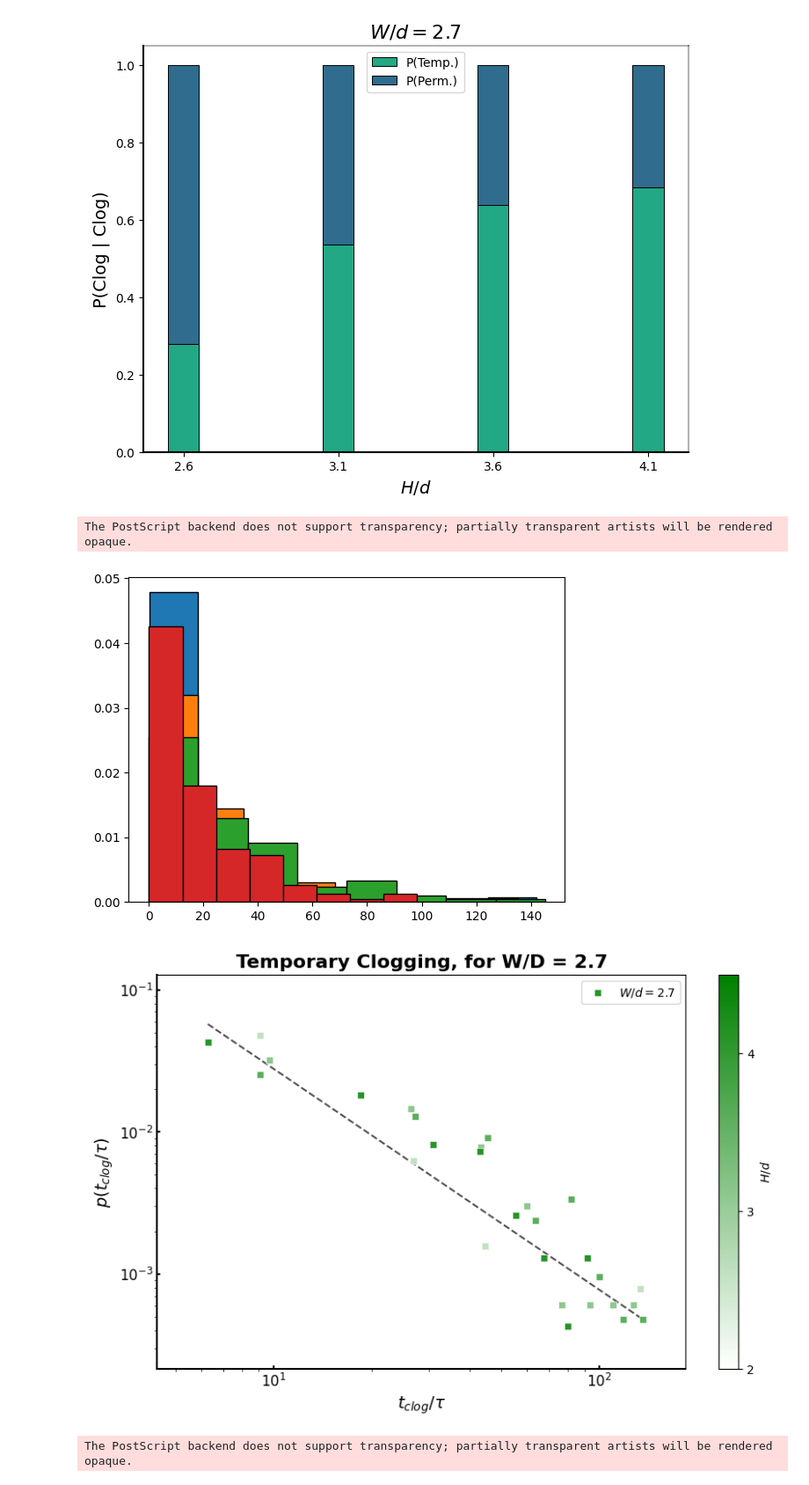
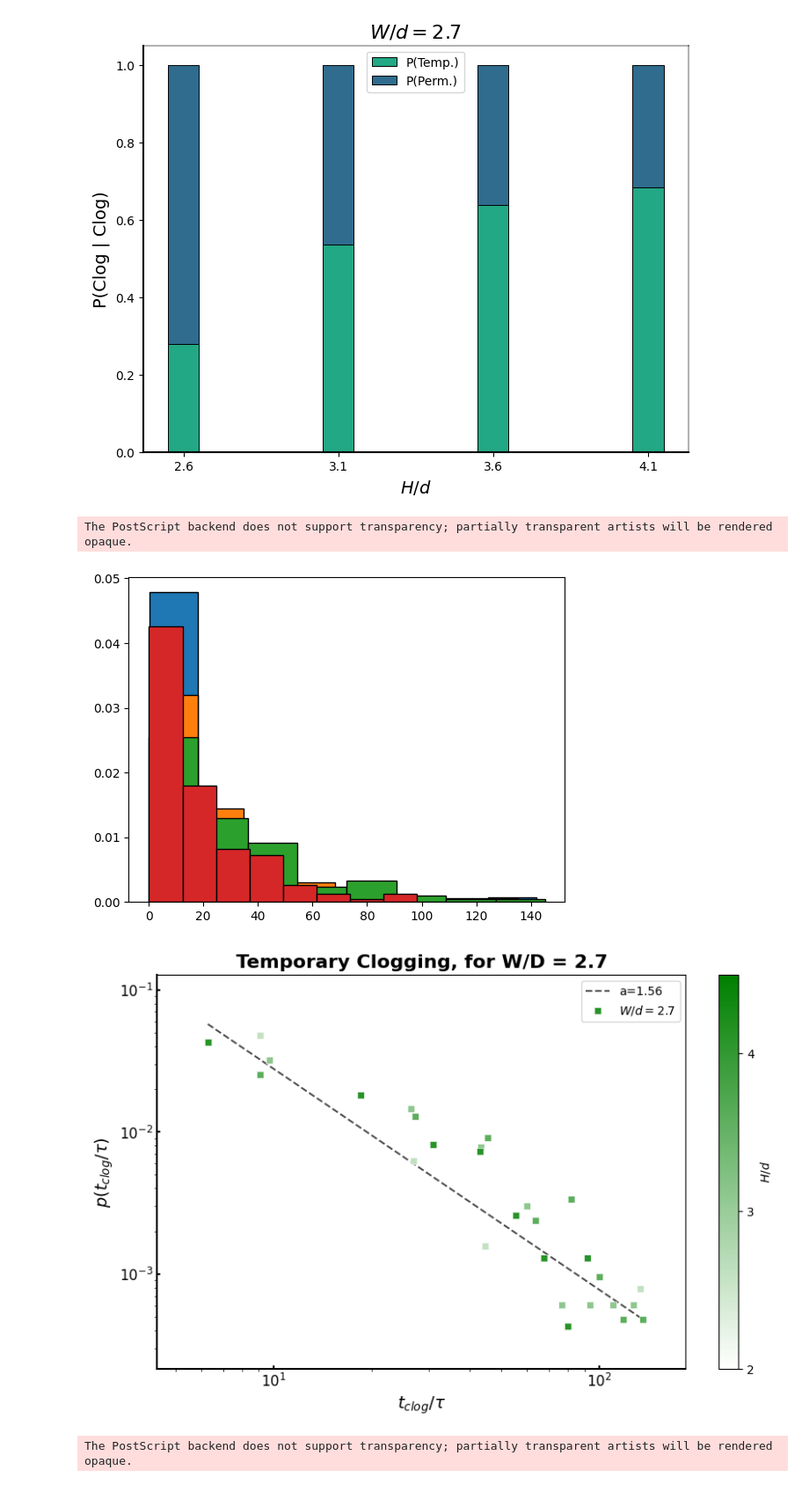
Before and after one commit to sacha-escudier/clogging-slits, a Jupyter notebook: Scripts/Data_Visualization_Notebook.ipynb, the cells around one changed output. Shown at 88% size. Saved outputs shown, nothing was run; the diff lists cells and outputs as text; code cells hidden in the pictures.

```diff
--- a/Scripts/Data_Visualization_Notebook.ipynb
+++ b/Scripts/Data_Visualization_Notebook.ipynb
@@ -61,20 +61,10 @@ for i in data_frame_list:
 
 # Characterizing clogging events based on their permanent/temporary nature
 
-time_flow_perm = [] # Flowing time, permanent
-time_flow_temp = [] # Flowing time, temporary
-time_flow_total = [] # Flowing time, both permanent and temporary
-time_clogged_temp = [] # Arrest time, temporary
-
 time_flow_full = [] # Flowing time, values with description
 time_clogged_full = [] # Arrest time, values with description
 
 for i in range(len(description_array)):
-    time_flow_perm_element = []
-    time_flow_temp_element = []
-    time_clogged_temp_element = []
-    time_flow_total_element = []
-    time_clogged_total_element = []
     time_flow_full_element = []
     time_clogged_full_element = []
 
@@ -83,23 +73,19 @@ for i in range(len(description_array)):
             if not (type(time_flow[i][j]) == str or math.isnan(time_flow[i][j])):
                 if not (type(time_clogged[i][j]) == str or math.isnan(time_clogged[i][j])):
                     if 'perm' in description_array[i][j][:5]:
-                        time_flow_perm_element.append(time_flow[i][j])
                         time_flow_full_element.append(("perm", time_flow[i][j]))
-                        time_flow_total_element.append(time_flow[i][j])
-                        time_clogged_total_element.append(time_clogged[i][j])
+                        time_clogged_full_element.append(("perm", time_clogged[i][j]))
                     elif 'temp' in description_array[i][j][:5]:
-                        time_flow_temp_element.append(time_flow[i][j])
-                        time_clogged_temp_element.append(time_clogged[i][j])
                         time_flow_full_element.append(("temp", time_flow[i][j]))
-                        time_flow_total_element.append(time_flow[i][j])
-                        time_clogged_total_element.append(time_clogged[i][j])
+                        time_clogged_full_element.append(("temp", time_clogged[i][j]))
 
-    time_flow_perm.append(time_flow_perm_element)
-    time_flow_temp.append(time_flow_temp_element)
-    time_clogged_temp.append(time_clogged_temp_element)
-    time_flow_total.append(time_flow_total_element)
     time_flow_full.append(time_flow_full_element)
+    time_clogged_full.append(time_clogged_full_element)
 
+time_flow_perm = [[i[1] for i in j if i[0] == 'perm'] for j in time_flow_full] # Flowing time, permanent
+time_flow_temp = [[i[1] for i in j if i[0] == 'temp'] for j in time_flow_full] # Flowing time, temporary
+time_clogged_temp = [[i[1] for i in j if i[0] == 'temp'] for j in time_clogged_full] # Flowing time, both permanent and temporary
+time_flow_total = [[i[1] for i in j] for j in time_flow_full] # Arrest time, temporary
 
 # Charaterizing the proportion of permanent to temporary clogs
 probability_perm = []
@@ -521,7 +504,7 @@ plt.figure(figsize=(10, 6))
 cmap = mcolors.LinearSegmentedColormap.from_list('white_to_green', ['white', 'green'])
 norm = mcolors.Normalize(vmin=2, vmax=4.5)
 colors = cmap(norm([2.6, 3.1, 3.6, 4.1]))
-ax = sns.lineplot(x=x_fit, y=y_fit, color='black', zorder=1, alpha=0.7)
+ax = sns.lineplot(x=x_fit, y=y_fit, color='black', zorder=1, alpha=0.7, label=f'a={a:.2f}')
 ax.lines[0].set_linestyle("--")
 
 for i, (x, y) in enumerate(zip(x_series, y_series)):
@@ -532,34 +515,34 @@ for i, (x, y) in enumerate(zip(x_series, y_series)):
         sns.scatterplot(x=x, y=y, color=colors[i], marker=marker)
 
 ax.set_yscale('log')
 ax.set_xscale('log')
 ax.set_ylim(bottom=min([0.5 * min(y) for y in y_series if min(y) > 0]), top = 3 * max(y))
 ax.set_xlim(left=min([0.7 * min(x) for x in x_series if min(x) > 0]), right=2 * max(x))
 ax = plt.gca()
 ax.spines['bottom'].set_color('black')
 ax.spines['left'].set_color('black')
 ax.spines['bottom'].set_linewidth(1.5)
 ax.spines['left'].set_linewidth(1.5)
 ax.tick_params(axis='both', which='major', labelsize=12, width=1.5, length=3, direction='in', bottom=True, left=True)
 plt.ylabel(r'$ p(t_{clog} /  \tau )$', fontsize=14, fontname='Times New Roman')
 plt.xlabel(r'$ t_{clog} /  \tau $', fontsize=14, fontname='Times New Roman')
 plt.title('Temporary Clogging, for W/D = 2.7', fontsize=16, fontweight="bold")
 plt.legend()
 ax.grid(False)
 sm = plt.cm.ScalarMappable(cmap=cmap, norm=norm)
 sm.set_array([])
 cbar = plt.colorbar(sm, ax=ax, ticks=np.linspace(2, 5, 4))
 cbar.set_label(r'$H/d$', fontsize=10)
 cbar.ax.set_yticklabels([2, 3, 4, 5])  # Labels from 2 to 5
 
 plt.savefig(root_directory + 'Figures/pdf_temporary_clogs_stokes_time.eps', format='eps')
 plt.savefig(root_directory + 'Figures/pdf_temporary_clogs_stokes_time.jpg', format='jpg', dpi=500)
 
 plt.show()
 # %% [output]
 The PostScript backend does not support transparency; partially transparent artists will be rendered opaque.
 [figure]
-[figure, old version]
+[figure, new version]
 # %%
 # Mean clog/flow times vs. H/d
 
```
Also changed, not shown: parts of 3 cells of this notebook, 12 other files.
